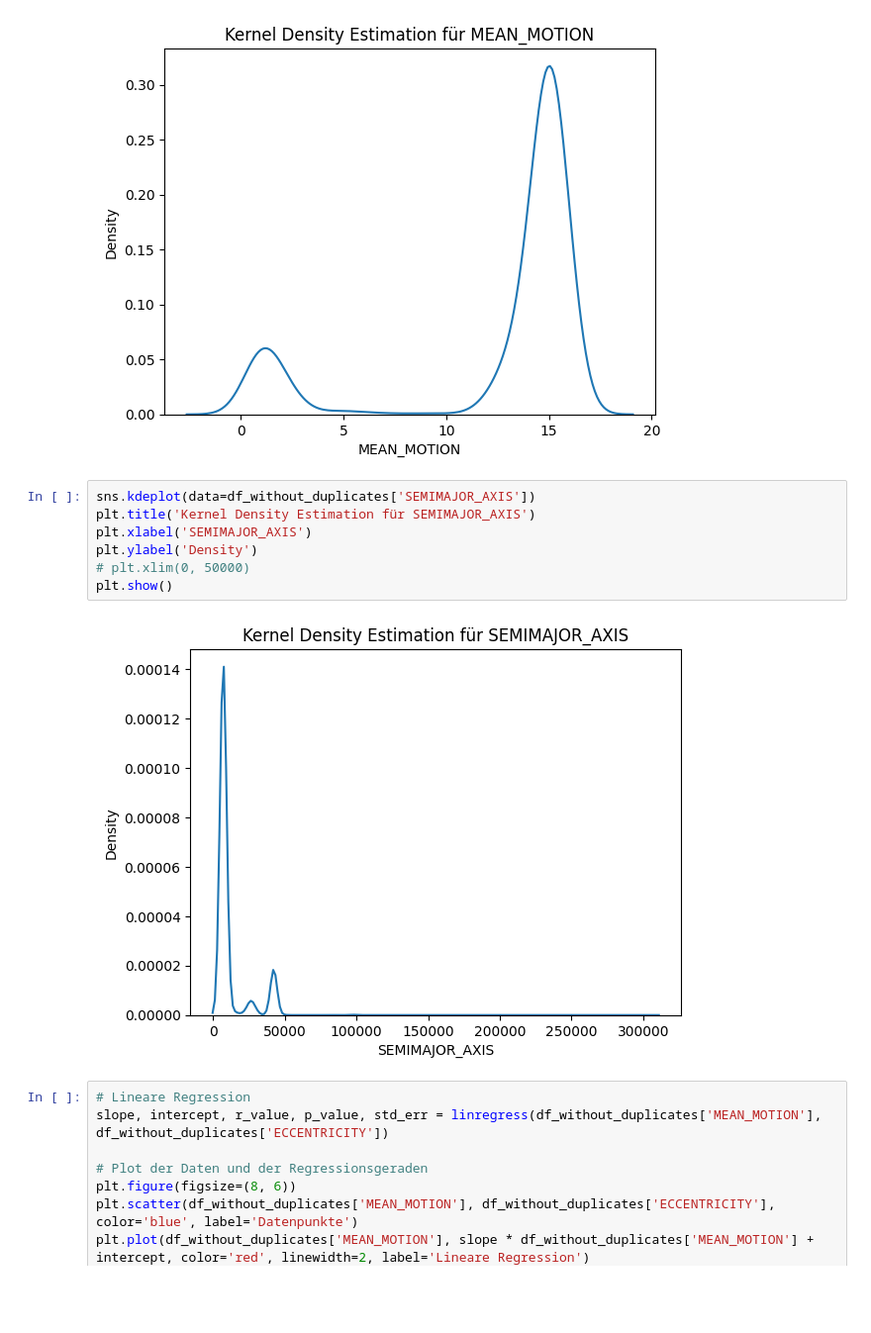
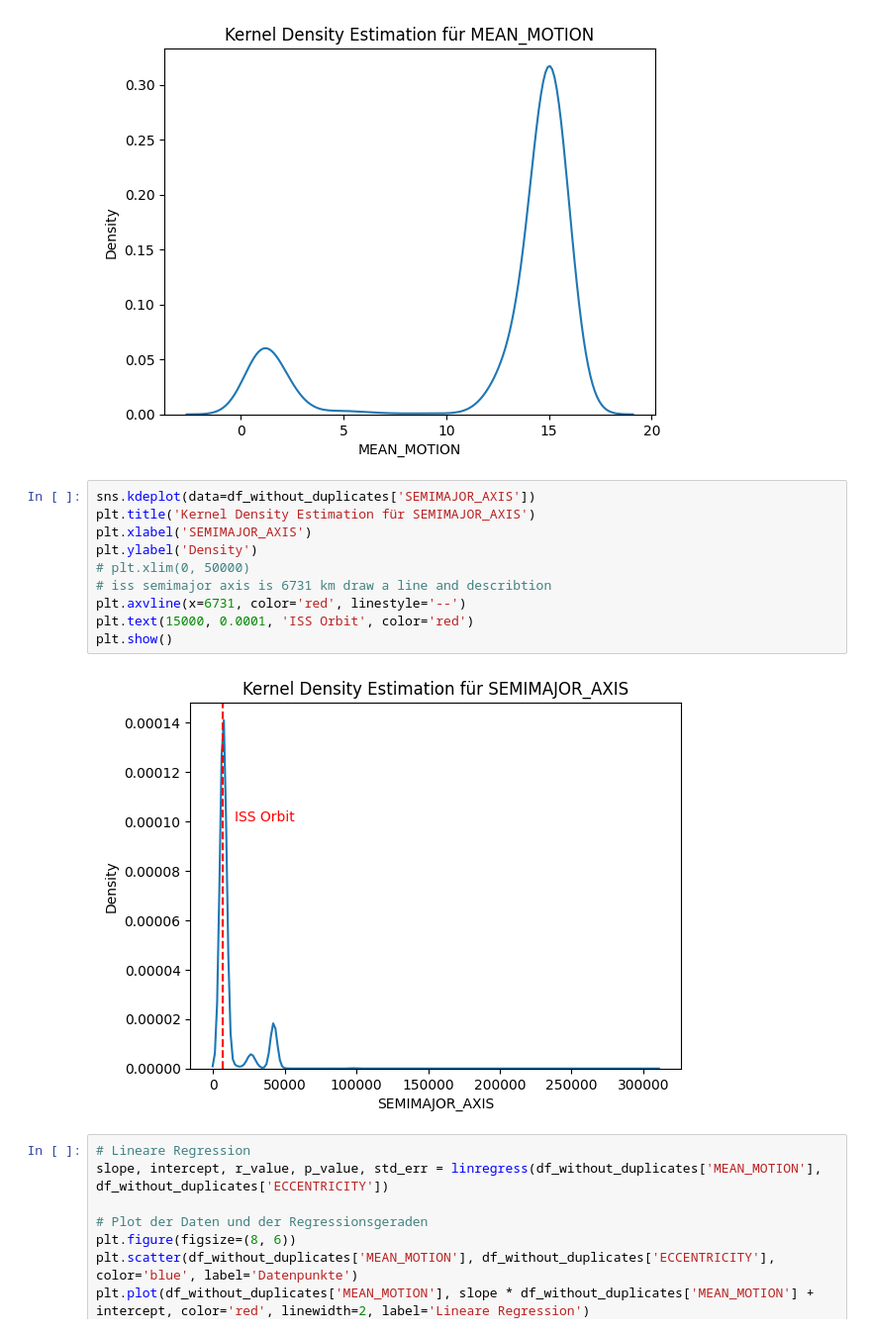
Before and after one commit to msi-se/stochastik-team7, a Jupyter notebook: satelite/satelite.ipynb, the cells around one changed output. Shown at 99% size. Saved outputs shown, nothing was run; the diff lists cells and outputs as text; blank space fills up the shorter version.

```diff
--- a/satelite/satelite.ipynb
+++ b/satelite/satelite.ipynb
@@ -146,12 +150,15 @@ plt.show()
 # %%
 sns.kdeplot(data=df_without_duplicates['SEMIMAJOR_AXIS'])
 plt.title('Kernel Density Estimation für SEMIMAJOR_AXIS')
 plt.xlabel('SEMIMAJOR_AXIS')
 plt.ylabel('Density')
 # plt.xlim(0, 50000)
+# iss semimajor axis is 6731 km draw a line and describtion
+plt.axvline(x=6731, color='red', linestyle='--')
+plt.text(15000, 0.0001, 'ISS Orbit', color='red')
 plt.show()
 # %% [output]
-[figure, old version]
+[figure, new version]
 # %%
 # Lineare Regression
 slope, intercept, r_value, p_value, std_err = linregress(df_without_duplicates['MEAN_MOTION'], df_without_duplicates['ECCENTRICITY'])
```
Also changed, not shown: parts of 1 cell of this notebook.
